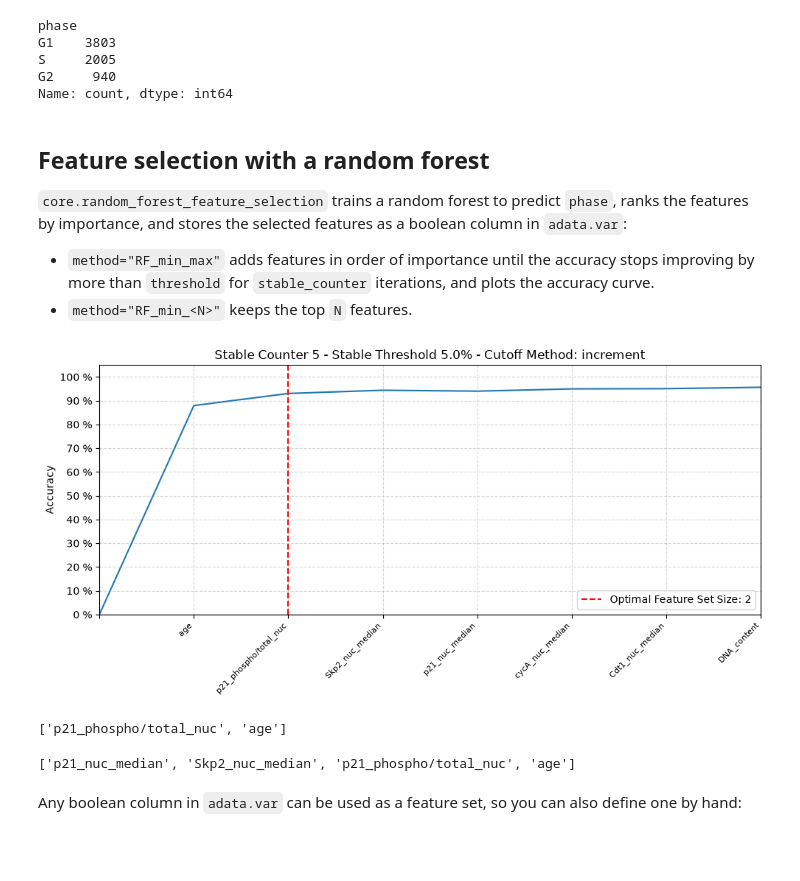
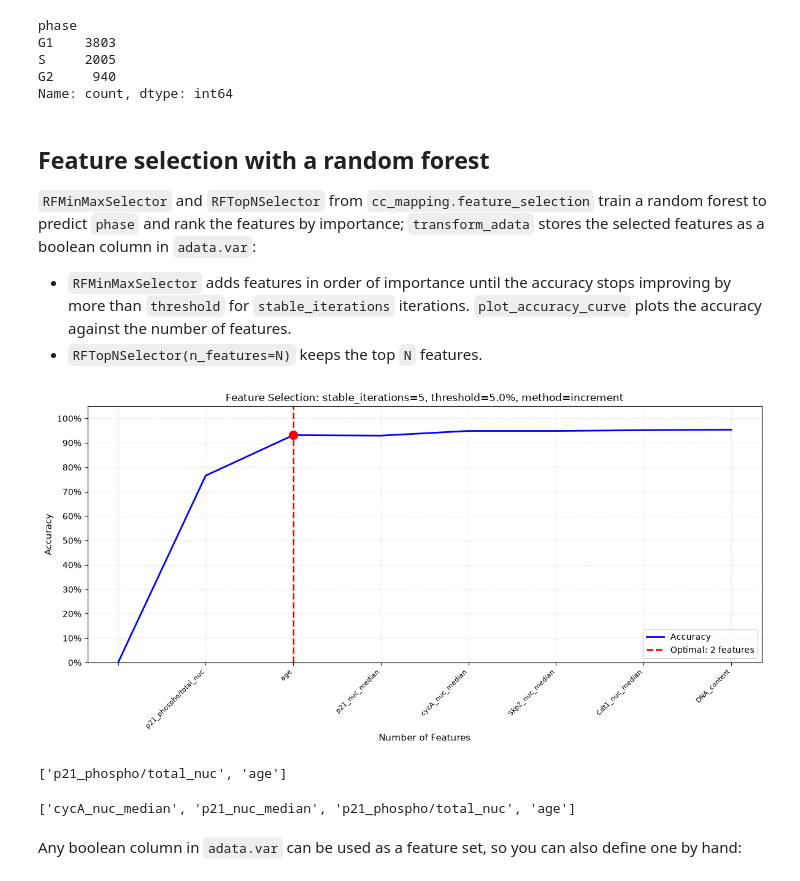
Before and after one commit to StallaertLab/cc_mapping, a Jupyter notebook: docs/source/tutorials/Cell_Cycle_Map_Workflow.ipynb, the cells around one changed output. Cells and saved outputs as stored; diff of their text form; code cells hidden in the pictures; blank space fills up the shorter version.

```diff
--- a/docs/source/tutorials/Cell_Cycle_Map_Workflow.ipynb
+++ b/docs/source/tutorials/Cell_Cycle_Map_Workflow.ipynb
@@ -93,44 +94,37 @@ Name: count, dtype: int64
 # %% [markdown]
 ## Feature selection with a random forest
 
-`core.random_forest_feature_selection` trains a random forest to predict `phase`, ranks the features by importance, and stores the selected features as a boolean column in `adata.var`:
+`RFMinMaxSelector` and `RFTopNSelector` from `cc_mapping.feature_selection` train a random forest to predict `phase` and rank the features by importance; `transform_adata` stores the selected features as a boolean column in `adata.var`:
 
-- `method="RF_min_max"` adds features in order of importance until the accuracy stops improving by more than `threshold` for `stable_counter` iterations, and plots the accuracy curve.
-- `method="RF_min_<N>"` keeps the top `N` features.
+- `RFMinMaxSelector` adds features in order of importance until the accuracy stops improving by more than `threshold` for `stable_iterations` iterations. `plot_accuracy_curve` plots the accuracy against the number of features.
+- `RFTopNSelector(n_features=N)` keeps the top `N` features.
 # %%
 rf_threshold = 0.05
 feature_set_name = f"RMM_PROL_{rf_threshold}"
 
-adata = core.random_forest_feature_selection(
-    adata=adata,
-    training_feature_set=adata.var_names,
-    training_labels="phase",
-    method="RF_min_max",
-    stable_counter=5,
+selector = RFMinMaxSelector(
     threshold=rf_threshold,
-    feature_set_name=feature_set_name,
+    stable_iterations=5,
     verbose=False,  # True (the default) also prints classification reports and a progress bar
 )
+selector.fit_adata(adata, adata.var_names, "phase")
+selector.transform_adata(adata, var_key=feature_set_name)
+fig = selector.plot_accuracy_curve()
 
 list(adata.var_names[adata.var[feature_set_name]])
 # %% [output]
-[figure, old version]
+[figure, new version]
 ['p21_phospho/total_nuc', 'age']
 # %%
 num_features = 4
 
-adata = core.random_forest_feature_selection(
-    adata=adata,
-    training_feature_set=adata.var_names,
-    training_labels="phase",
-    method=f"RF_min_{num_features}",
-    feature_set_name=f"RM_{num_features}_fs",
-    verbose=False,
-)
+selector = RFTopNSelector(n_features=num_features, verbose=False)
+selector.fit_adata(adata, adata.var_names, "phase")
+selector.transform_adata(adata, var_key=f"RM_{num_features}_fs")
 
 list(adata.var_names[adata.var[f"RM_{num_features}_fs"]])
 # %% [output]
-['p21_nuc_median', 'Skp2_nuc_median', 'p21_phospho/total_nuc', 'age']
+['cycA_nuc_median', 'p21_nuc_median', 'p21_phospho/total_nuc', 'age']
 # %% [markdown]
 Any boolean column in `adata.var` can be used as a feature set, so you can also define one by hand:
 # %%
```
Also changed, not shown: parts of 6 cells of this notebook.
